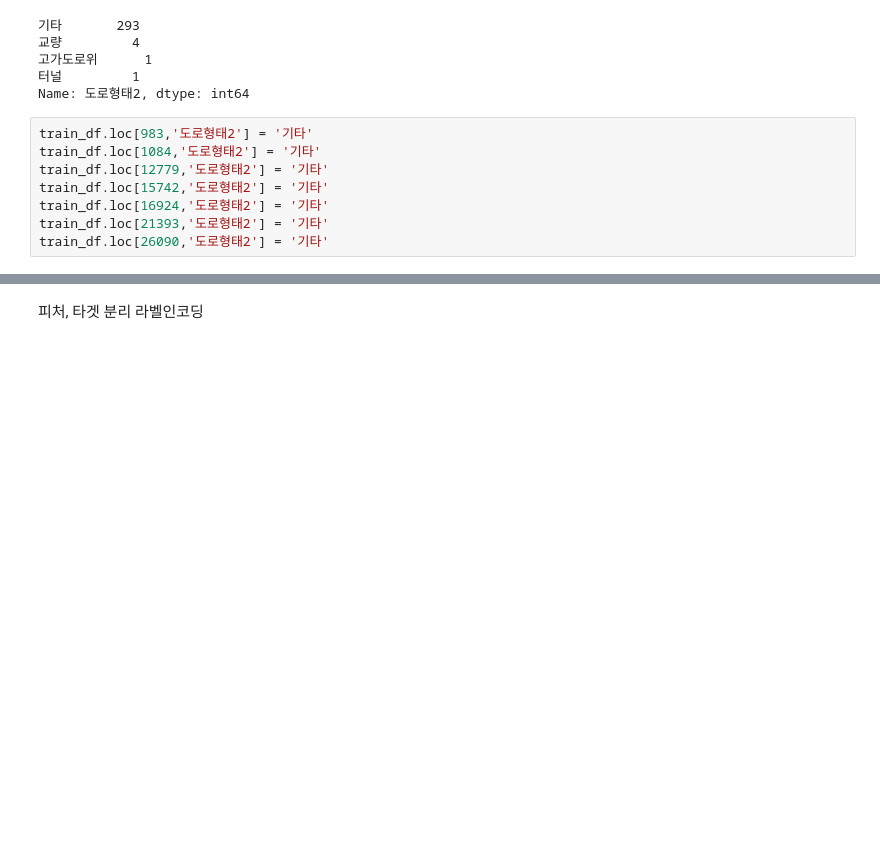
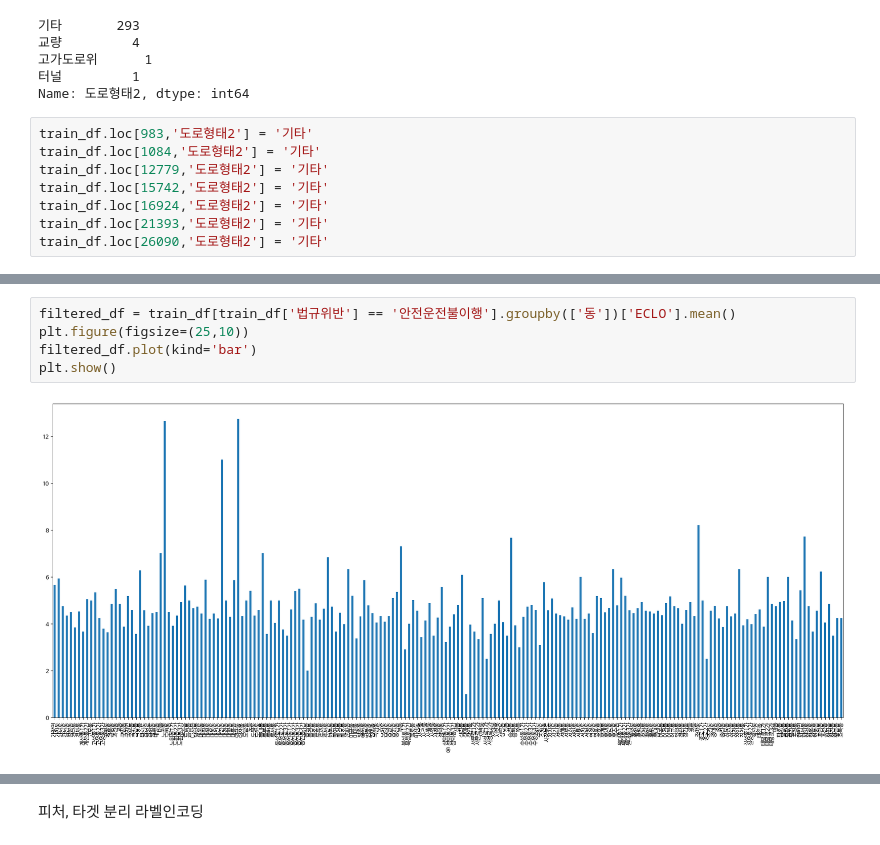
Before and after one commit to JinsolKN/daegu_traffic, a Jupyter notebook: xgboost.ipynb, the cells around one changed output, grey strips where cells are left out. Drawn from its saved outputs; the diff is of its cells as text; blank space fills up the shorter version.

```diff
--- a/xgboost.ipynb
+++ b/xgboost.ipynb
@@ -365,0 +536,7 @@ train_df.loc[26090,'도로형태2'] = '기타'
+# %%
+filtered_df = train_df[train_df['법규위반'] == '안전운전불이행'].groupby(['동'])['ECLO'].mean()
+plt.figure(figsize=(25,10))
+filtered_df.plot(kind='bar')
+plt.show()
+# %% [output]
+[figure, added]
```
Also changed, not shown: parts of 30 cells of this notebook.
